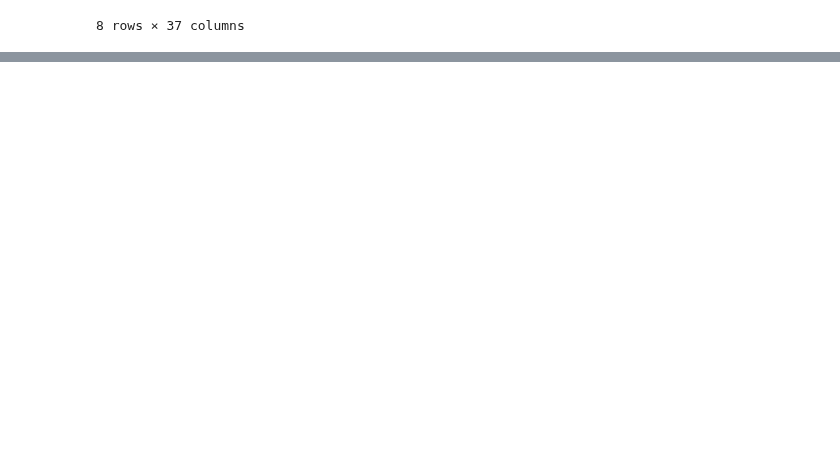
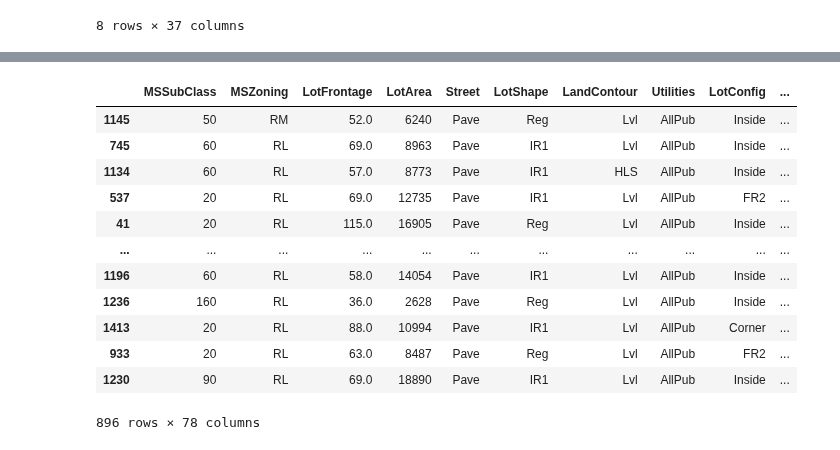
Before and after one commit to technonub/house_prise_prediction, a Jupyter notebook: hp.ipynb, the cells around one changed output, grey strips where cells are left out. Drawn from its saved outputs; the diff is of its cells as text; code cells hidden in the pictures; blank space fills up the shorter version.

```diff
--- a/hp.ipynb
+++ b/hp.ipynb
@@ -171,7 +172,7 @@ MasVnrArea_ismissing        bool
 GarageYrBlt_ismissing       bool
 Length: 79, dtype: object
 # %%
-X = train.drop('SalePrice',axis=1)
+X = train.drop(['SalePrice', 'Id'],axis=1)
 y = train['SalePrice']
 # %%
 X_train, X_test, y_train, y_test = train_test_split(X, y, test_size=0.33, random_state=42)
@@ -200,5 +201,5 @@ categorical_features_indices = np.where(X.dtypes != np.float)[0]
 
 model= CatBoostRegressor(iterations=2000,learning_rate=1,depth = 2)
 # %%
-model.fit(X,y,categorical_features_indices)
+model.fit(X_train,y_train,categorical_features_indices)
 # %% [output]
@@ -236,0 +318,17 @@ print(str(MAE))
+# %%
+Xy_train = pd.concat([X_train,y_train], 1)
+Xy_train
+# %% [output]
+|  | MSSubClass | MSZoning | LotFrontage | LotArea | Street | LotShape | LandContour | Utilities | LotConfig | ... |
+| 1145 | 50 | RM | 52.0 | 6240 | Pave | Reg | Lvl | AllPub | Inside | ... |
+| 745 | 60 | RL | 69.0 | 8963 | Pave | IR1 | Lvl | AllPub | Inside | ... |
+| 1134 | 60 | RL | 57.0 | 8773 | Pave | IR1 | HLS | AllPub | Inside | ... |
+| 537 | 20 | RL | 69.0 | 12735 | Pave | IR1 | Lvl | AllPub | FR2 | ... |
+| 41 | 20 | RL | 115.0 | 16905 | Pave | Reg | Lvl | AllPub | Inside | ... |
+| ... | ... | ... | ... | ... | ... | ... | ... | ... | ... | ... |
+| 1196 | 60 | RL | 58.0 | 14054 | Pave | IR1 | Lvl | AllPub | Inside | ... |
+| 1236 | 160 | RL | 36.0 | 2628 | Pave | Reg | Lvl | AllPub | Inside | ... |
+| 1413 | 20 | RL | 88.0 | 10994 | Pave | IR1 | Lvl | AllPub | Corner | ... |
+| 933 | 20 | RL | 63.0 | 8487 | Pave | Reg | Lvl | AllPub | FR2 | ... |
+| 1230 | 90 | RL | 69.0 | 18890 | Pave | IR1 | Lvl | AllPub | Inside | ... |
+896 rows × 78 columns
```
Also changed, not shown: parts of 28 cells of this notebook.
